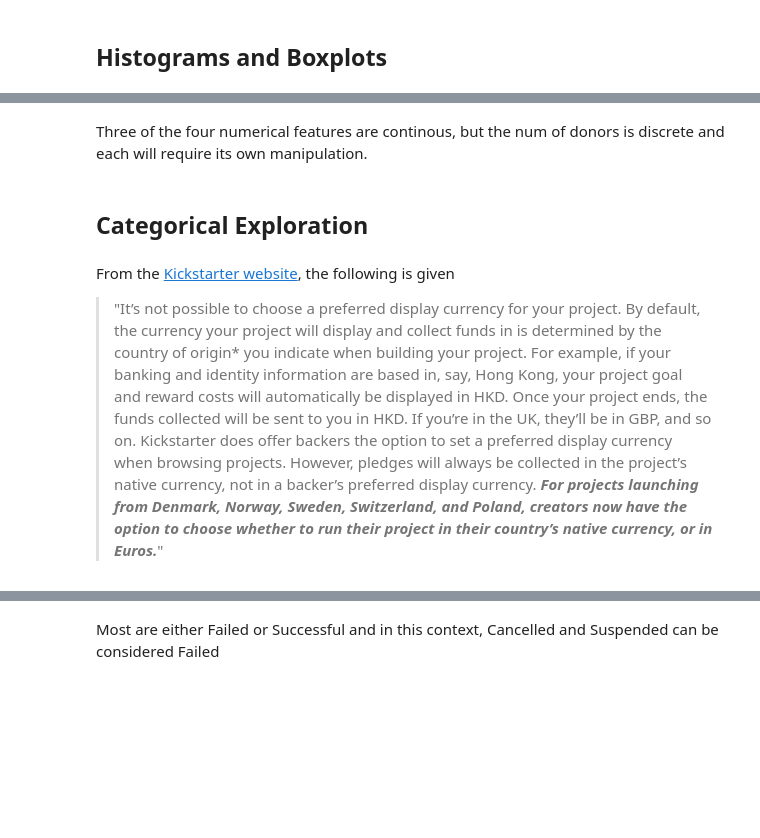
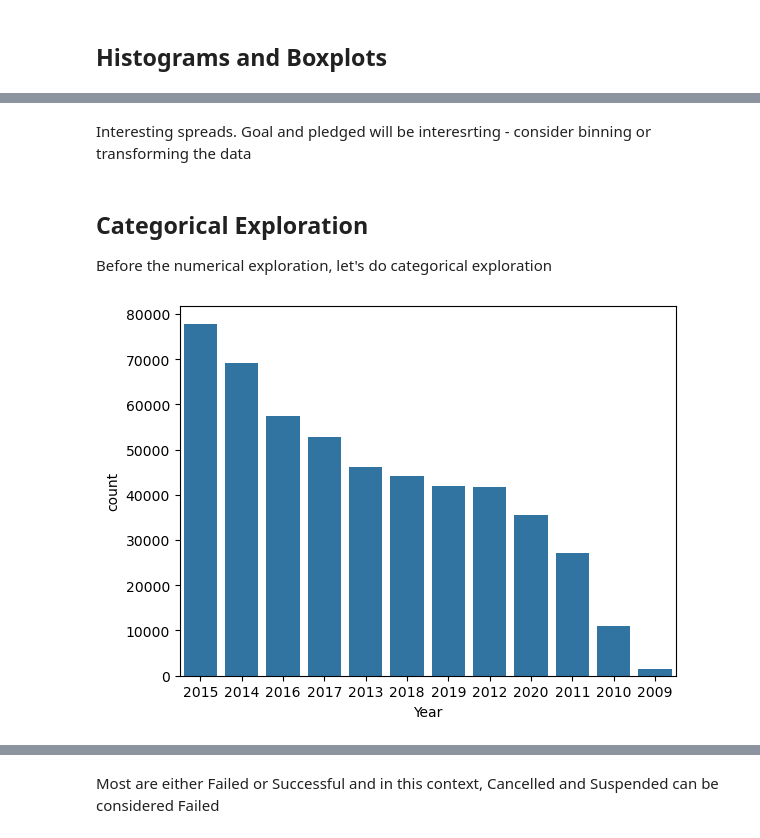
Before and after one commit to SBangarh/Kickstarter_Analysis, a Jupyter notebook: exploratory_analysis.ipynb, the cells around one changed output, grey strips where cells are left out. Drawn from its saved outputs; the diff is of its cells as text; code cells hidden in the pictures; blank space fills up the shorter version.

```diff
--- a/exploratory_analysis.ipynb
+++ b/exploratory_analysis.ipynb
@@ -312,8 +376,11 @@ for feature in numeric_features:
-# %% [markdown]
-Three of the four numerical features are continous, but the num of donors is discrete and each will require its own manipulation.
-# %% [markdown]
-## Categorical Exploration
-# %% [markdown]
-From the [Kickstarter website](https://help.kickstarter.com/hc/en-us/articles/115005127954-Can-I-choose-my-project-s-display-currency-#:~:text=Kickstarter%20does%20offer%20backers%20the%20option%20to%20set,currency%2C%20not%20in%20a%20backer%E2%80%99s%20preferred%20display%20currency.), the following is given
- > "It’s not possible to choose a preferred display currency for your project. By default, the currency your project will display and collect funds in is determined by the country of origin* you indicate when building your project. For example, if your banking and identity information are based in, say, Hong Kong, your project goal and reward costs will automatically be displayed in HKD. Once your project ends, the funds collected will be sent to you in HKD. If you’re in the UK, they’ll be in GBP, and so on. Kickstarter does offer backers the option to set a preferred display currency when browsing projects. However, pledges will always be collected in the project’s native currency, not in a backer’s preferred display currency. ***For projects launching from Denmark, Norway, Sweden, Switzerland, and Poland, creators now have the option to choose whether to run their project in their country’s native currency, or in Euros.***"
+# %% [markdown]
+Interesting spreads. Goal and pledged will be interesrting - consider binning or transforming the data
+# %% [markdown]
+## Categorical Exploration
+Before the numerical exploration, let's do categorical exploration
+# %%
+sns.countplot(data=data, x='Year', order=data['Year'].value_counts().index)
+plt.show()
+# %% [output]
+[figure, added]
 # %%
```
Also changed, not shown: parts of 33 cells of this notebook.
